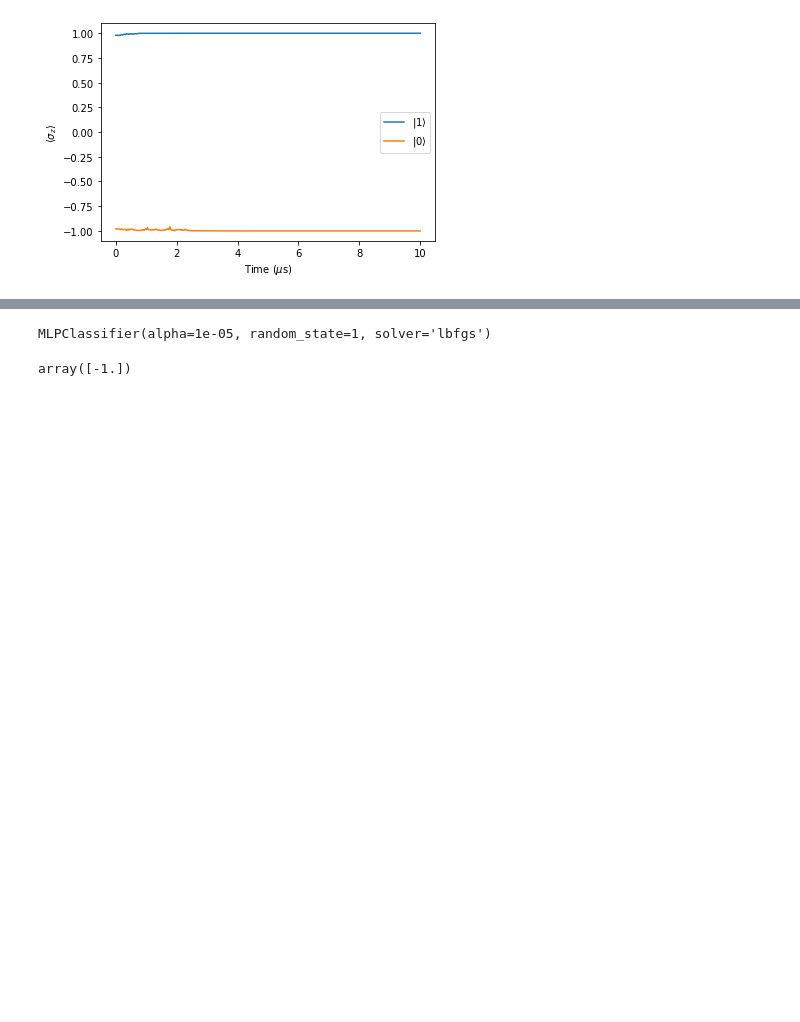
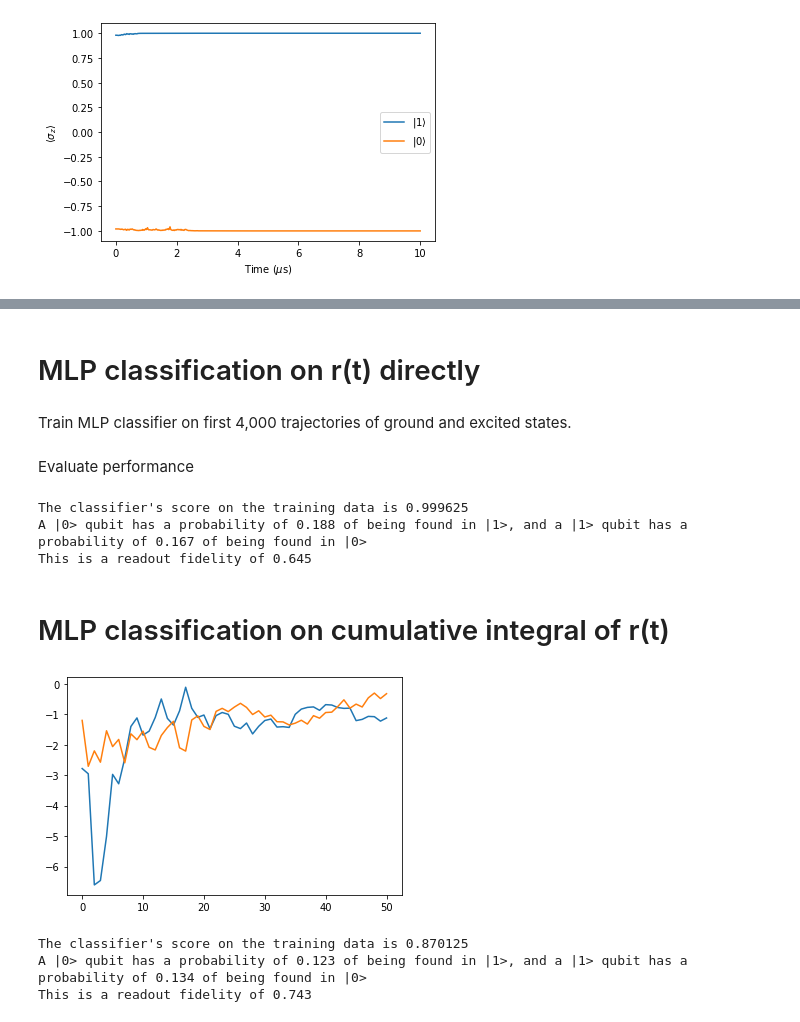
Before and after one commit to fischermoseley/readout_classifier, a Jupyter notebook: simulation.ipynb, the cells around one changed output, grey strips where cells are left out. Saved outputs shown, nothing was run; the diff lists cells and outputs as text; code cells hidden in the pictures; blank space fills up the shorter version.

```diff
--- a/simulation.ipynb
+++ b/simulation.ipynb
@@ -279,19 +253,76 @@ print(f"{misc_states.shape[0]} trajectories in misc")
+# %% [markdown]
+# MLP classification on r(t) directly
+# %% [markdown]
+Train MLP classifier on first 4,000 trajectories of ground and excited states.
 # %%
 # https://scikit-learn.org/stable/modules/neural_networks_supervised.html
 
 from sklearn.neural_network import MLPClassifier
-#classifier = MLPClassifier(solver='lbfgs', alpha=1e-5, hidden_layer_sizes=(5, 2), random_state=1)
-classifier = MLPClassifier(solver='lbfgs', alpha=1e-5, random_state=1)
-X = np.vstack((z_plus_states, z_minus_states))
-Y = np.concatenate((np.ones(z_plus_states.shape[0]), -np.ones(z_minus_states.shape[0])))
+classifier = MLPClassifier(activation='logistic', hidden_layer_sizes=(100,100,100,100),solver='adam', alpha=1e-5, random_state=1)
+real_trunc_excited_r_t = np.real(trunc_excited_r_t[:,:,0])
+real_trunc_ground_r_t = np.real(trunc_ground_r_t[:,:,0])
 
-classifier.fit(X,Y)
+# only train on the first 4k trajectories, leave the rest for testing
+train_real_trunc_excited_r_t = real_trunc_excited_r_t[:4000]
+train_real_trunc_ground_r_t = real_trunc_ground_r_t[:4000]
+
+X = np.vstack((train_real_trunc_excited_r_t, train_real_trunc_ground_r_t))
+Y = np.concatenate((-np.ones(4000), np.ones(4000)))
+
+classifier.fit(X,Y);
-# %% [output]
-MLPClassifier(alpha=1e-05, random_state=1, solver='lbfgs')
-# %%
-classifier.predict([z_minus_states[4]])
-# %% [output]
-array([-1.])
+# %% [markdown]
+Evaluate performance
+# %%
+print(f"The classifier's score on the training data is {classifier.score(X, Y)}")
+
+# run classifier on ~1k test poitns
+test_data_result_ground = classifier.predict(real_trunc_ground_r_t[4000:])
+test_data_result_excited = classifier.predict(real_trunc_excited_r_t[4000:])
+
+# compute readout fidelity
+p_0_1 = np.sum(test_data_result_ground <= 0)/test_data_result_ground.shape[0] # frequency of |0> states being found in |1>
+p_1_0 = np.sum(test_data_result_excited >= 0)/test_data_result_excited.shape[0] # frequency of |1> states being found in |0>
+
+print(f"A |0> qubit has a probability of {round(p_0_1,3)} of being found in |1>, and a |1> qubit has a probability of {round(p_1_0, 3)} of being found in |0>")
+print(f"This is a readout fidelity of {round(1 - p_0_1 - p_1_0, 3)}")
+# %% [output]
+The classifier's score on the training data is 0.999625
+A |0> qubit has a probability of 0.188 of being found in |1>, and a |1> qubit has a probability of 0.167 of being found in |0>
+This is a readout fidelity of 0.645
+# %% [markdown]
+# MLP classification on cumulative integral of r(t)
+# %%
+# evaluate cumulative integral on the truncated r_t curves for the ground and excited states
+def integrate_row(row):
+    return np.real(np.cumsum(row)/np.arange(1, len(row)+1))
+
+def integrate(x):
+    return np.apply_along_axis(integrate_row, 1, x)
+
+classifier = MLPClassifier(activation='logistic', hidden_layer_sizes=(100, 100),solver='adam', alpha=1e-5, random_state=1)
+X = np.vstack((integrate(train_real_trunc_excited_r_t), integrate(train_real_trunc_ground_r_t)))
+Y = np.concatenate((-np.ones(4000), np.ones(4000)))
+
+classifier.fit(X,Y);
+# %% [output]
+[figure, added]
+# %%
+print(f"The classifier's score on the training data is {classifier.score(X, Y)}")
+
+# run classifier on ~1k test poitns
+test_data_result_ground = classifier.predict(integrate(real_trunc_ground_r_t[4000:]))
+test_data_result_excited = classifier.predict(integrate(real_trunc_excited_r_t[4000:]))
+
+# compute readout fidelity
+p_0_1 = np.sum(test_data_result_ground <= 0)/test_data_result_ground.shape[0] # frequency of |0> states being found in |1>
+p_1_0 = np.sum(test_data_result_excited >= 0)/test_data_result_excited.shape[0] # frequency of |1> states being found in |0>
+
+print(f"A |0> qubit has a probability of {round(p_0_1,3)} of being found in |1>, and a |1> qubit has a probability of {round(p_1_0, 3)} of being found in |0>")
+print(f"This is a readout fidelity of {round(1 - p_0_1 - p_1_0, 3)}")
+# %% [output]
+The classifier's score on the training data is 0.870125
+A |0> qubit has a probability of 0.123 of being found in |1>, and a |1> qubit has a probability of 0.134 of being found in |0>
+This is a readout fidelity of 0.743
 # %% [markdown]
 <a style='text-decoration:none;line-height:16px;display:flex;color:#5B5B62;padding:10px;justify-content:end;' href='https://deepnote.com?utm_source=created-in-deepnote-cell&projectId=0211f19d-54e4-44e5-ab1c-ce7a6a2d44df' target="_blank">
 <img alt='Created in deepnote.com' style='display:inline;max-height:16px;margin:0px;margin-right:7.5px;' src='embedded-picture-1' > </img>
```
Also changed, not shown: parts of 20 cells of this notebook.
